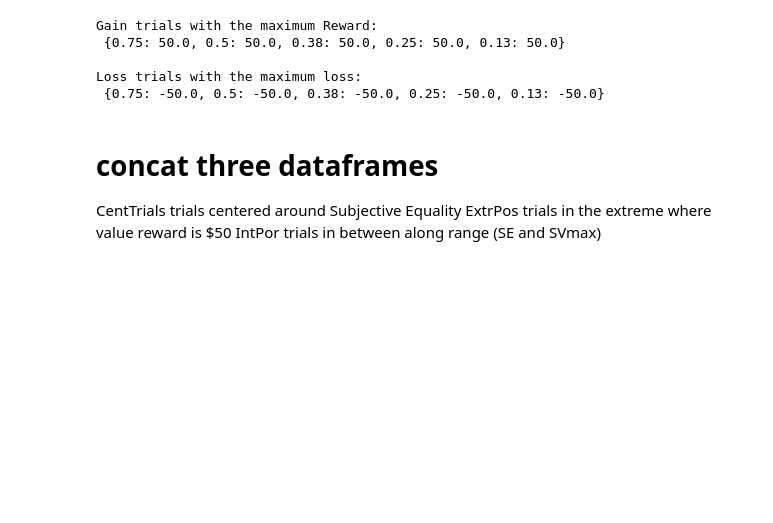
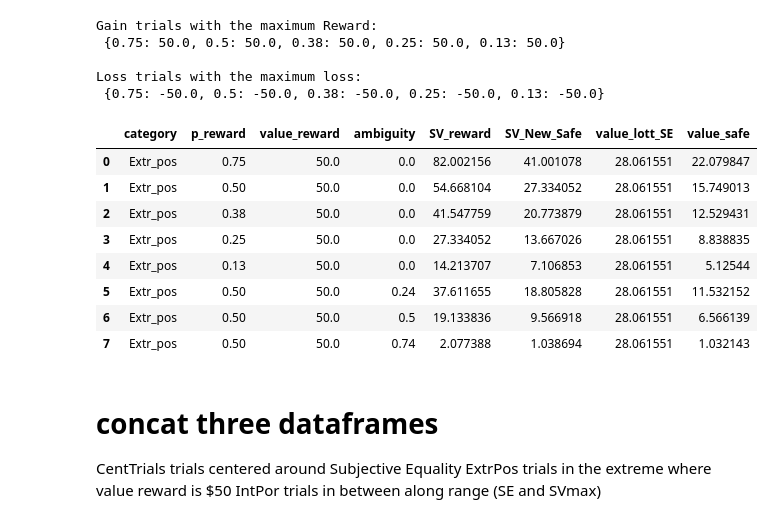
Before and after one commit to CDN-Lab/Adaptive_Choicesets, a Jupyter notebook: symmetrical_choice_set.ipynb, the cells around one changed output. Saved outputs shown, nothing was run; the diff lists cells and outputs as text; code cells hidden in the pictures; blank space fills up the shorter version.

```diff
--- a/symmetrical_choice_set.ipynb
+++ b/symmetrical_choice_set.ipynb
@@ -153,33 +153,44 @@ def append_SVreward(df,alpha,beta,trials='gains'):
 #We define a function to calculate the SV of the safe options of the trials given the
 #participant's alpha and beta
 
 def append_Vsafe(df,alpha,beta,trials='gains'):
     Amp = 1.0
     if trials == 'losses':
         Amp = -1.0
     df['SV_New_Safe'] = 0.5*df['SV_reward']
     df['value_lott_SE'] = Amp*(abs(df['SV_New_Safe']) / (df['p_reward']-beta*df['ambiguity']/2)) ** (1 / alpha)
     df['value_safe'] = Amp*(abs(df['SV_New_Safe'])) ** (1 / alpha)
     return df
 
 #Define the data frames
 df_pos = get_extr_df(extrpos)
 df_pos = add_ambig_extr(df_pos,amb_options)
 
 df_neg = get_extr_df(extrneg,trials='losses')
 df_neg = add_ambig_extr(df_neg,amb_options,Vmax=Vmin,trials='losses')
 
 
 #Add the SV of reward and safe trials
 df_pos = append_SVreward(df_pos,alpha_pos,beta_pos)
 df_neg = append_SVreward(df_neg,alpha_neg,beta_neg,trials='losses')
 
 df_pos = append_Vsafe(df_pos,alpha_pos,beta_pos)
 df_neg = append_Vsafe(df_neg,alpha_neg,beta_neg,trials='losses')
 
 # Safe option dataframe to use when merging multiple dataframes
 df_safe_pos = df_pos[['p_reward','ambiguity','SV_New_Safe','value_lott_SE','value_safe']].copy()
 df_safe_neg = df_neg[['p_reward','ambiguity','SV_New_Safe','value_lott_SE','value_safe']].copy()
+df_pos
+# %% [output]
+|  | category | p_reward | value_reward | ambiguity | SV_reward | SV_New_Safe | value_lott_SE | value_safe |
+| 0 | Extr_pos | 0.75 | 50.0 | 0.0 | 82.002156 | 41.001078 | 28.061551 | 22.079847 |
+| 1 | Extr_pos | 0.50 | 50.0 | 0.0 | 54.668104 | 27.334052 | 28.061551 | 15.749013 |
+| 2 | Extr_pos | 0.38 | 50.0 | 0.0 | 41.547759 | 20.773879 | 28.061551 | 12.529431 |
+| 3 | Extr_pos | 0.25 | 50.0 | 0.0 | 27.334052 | 13.667026 | 28.061551 | 8.838835 |
+| 4 | Extr_pos | 0.13 | 50.0 | 0.0 | 14.213707 | 7.106853 | 28.061551 | 5.12544 |
+| 5 | Extr_pos | 0.50 | 50.0 | 0.24 | 37.611655 | 18.805828 | 28.061551 | 11.532152 |
+| 6 | Extr_pos | 0.50 | 50.0 | 0.5 | 19.133836 | 9.566918 | 28.061551 | 6.566139 |
+| 7 | Extr_pos | 0.50 | 50.0 | 0.74 | 2.077388 | 1.038694 | 28.061551 | 1.032143 |
 # %%
 #Define the trials of subjective equality
 
```
Also changed, not shown: parts of 8 cells of this notebook.
